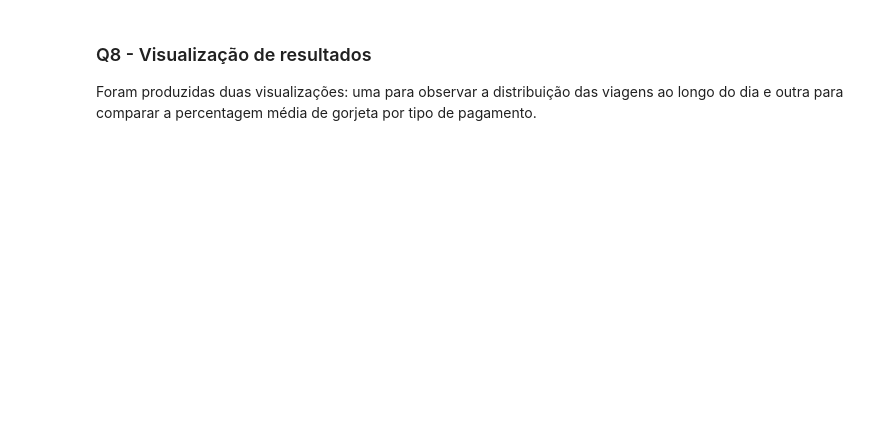
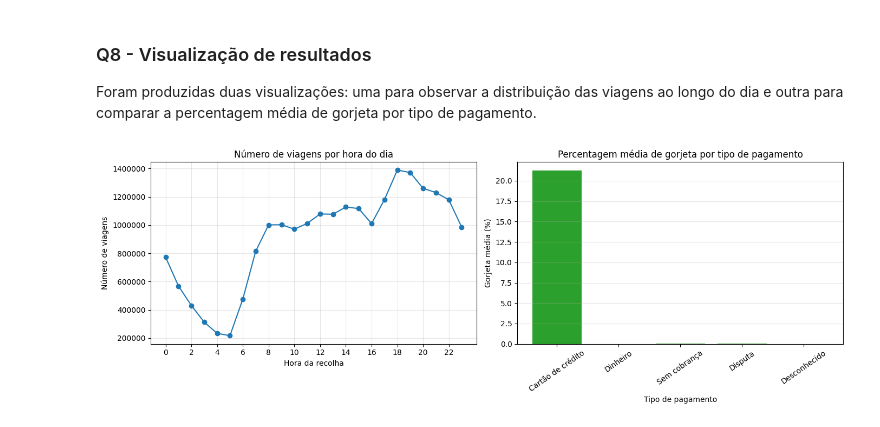
Before and after one commit to Tiago-Riscado/Cinecia_Dados_PROJ2, a Jupyter notebook: src/notebook.ipynb, the cells around one changed output. Saved outputs shown, nothing was run; the diff lists cells and outputs as text; code cells hidden in the pictures; blank space fills up the shorter version.

```diff
--- a/src/notebook.ipynb
+++ b/src/notebook.ipynb
@@ -301,7 +351,7 @@ print(df_pt.head(2))
 # %% [markdown]
 ### Q1 — Escolha e caracterização do dataset
 # %%
-taxi_csv = os.getenv('TAXI_PATH') or r'C:\Users\rodri\Downloads\yellow_taxi_merged.csv'
+taxi_csv = os.getenv('TAXI_PATH')
 
 # Tamanho em disco
 print(f"Tamanho do ficheiro: {os.path.getsize(taxi_csv) / 1024**3:.2f} GB")
@@ -737,40 +829,36 @@ display(agg_by_payment.round(2))
 
 Foram produzidas duas visualizações: uma para observar a distribuição das viagens ao longo do dia e outra para comparar a percentagem média de gorjeta por tipo de pagamento.
 # %%
-try:
-    import matplotlib.pyplot as plt
+import matplotlib.pyplot as plt
 
-    fig, axes = plt.subplots(1, 2, figsize=(14, 5))
+fig, axes = plt.subplots(1, 2, figsize=(14, 5))
 
-    axes[0].plot(
-        agg_by_hour['pickup_hour'],
-        agg_by_hour['num_viagens'],
-        marker='o',
-        color='#1f77b4',
-    )
-    axes[0].set_title('Número de viagens por hora do dia')
-    axes[0].set_xlabel('Hora da recolha')
-    axes[0].set_ylabel('Número de viagens')
-    axes[0].set_xticks(range(0, 24, 2))
-    axes[0].ticklabel_format(style='plain', axis='y')
-    axes[0].grid(True, alpha=0.3)
+axes[0].plot(
+agg_by_hour['pickup_hour'],
+agg_by_hour['num_viagens'],
+marker='o',
+color='#1f77b4',
+)
+axes[0].set_title('Número de viagens por hora do dia')
+axes[0].set_xlabel('Hora da recolha')
+axes[0].set_ylabel('Número de viagens')
+axes[0].set_xticks(range(0, 24, 2))
+axes[0].ticklabel_format(style='plain', axis='y')
+axes[0].grid(True, alpha=0.3)
 
-    payment_plot = agg_by_payment.sort_values('num_viagens', ascending=False)
-    axes[1].bar(
-        payment_plot['payment_label'],
-        payment_plot['gorjeta_media_pct'],
-        color='#2ca02c',
-    )
-    axes[1].set_title('Percentagem média de gorjeta por tipo de pagamento')
-    axes[1].set_xlabel('Tipo de pagamento')
-    axes[1].set_ylabel('Gorjeta média (%)')
-    axes[1].tick_params(axis='x', rotation=35)
-    axes[1].grid(axis='y', alpha=0.3)
+payment_plot = agg_by_payment.sort_values('num_viagens', ascending=False)
+axes[1].bar(
+payment_plot['payment_label'],
+payment_plot['gorjeta_media_pct'],
+color='#2ca02c',
+)
+axes[1].set_title('Percentagem média de gorjeta por tipo de pagamento')
+axes[1].set_xlabel('Tipo de pagamento')
+axes[1].set_ylabel('Gorjeta média (%)')
+axes[1].tick_params(axis='x', rotation=35)
+axes[1].grid(axis='y', alpha=0.3)
 
-    plt.tight_layout()
-    plt.show()
-
-except ImportError:
-    print('Matplotlib não está instalado. As tabelas abaixo mostram os dados usados nos gráficos.')
-    display(agg_by_hour[['pickup_hour', 'num_viagens']].round(2))
-    display(agg_by_payment[['payment_label', 'gorjeta_media_pct']].round(2))
+plt.tight_layout()
+plt.show()
+# %% [output]
+[figure, added]
```
Also changed, not shown: parts of 25 cells of this notebook.
